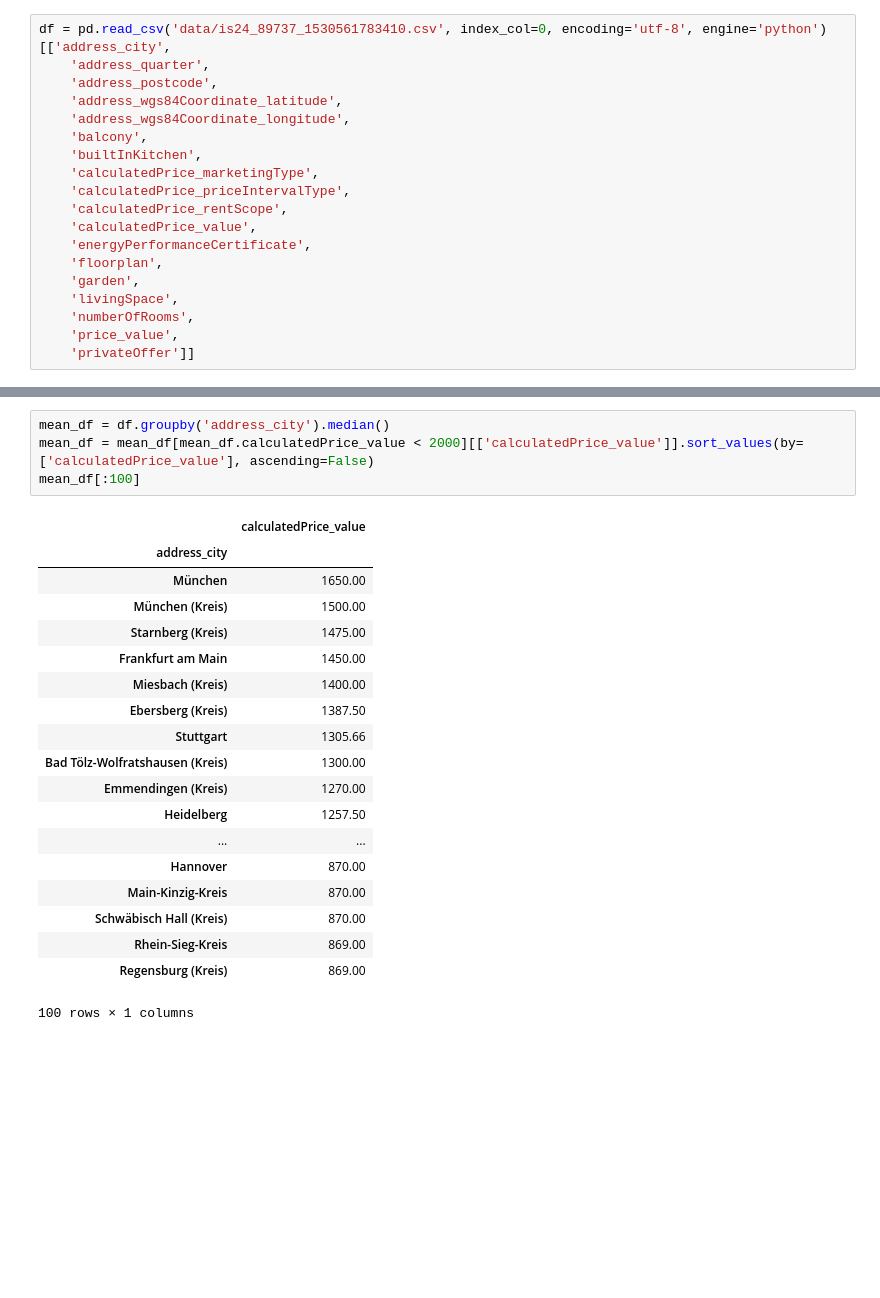
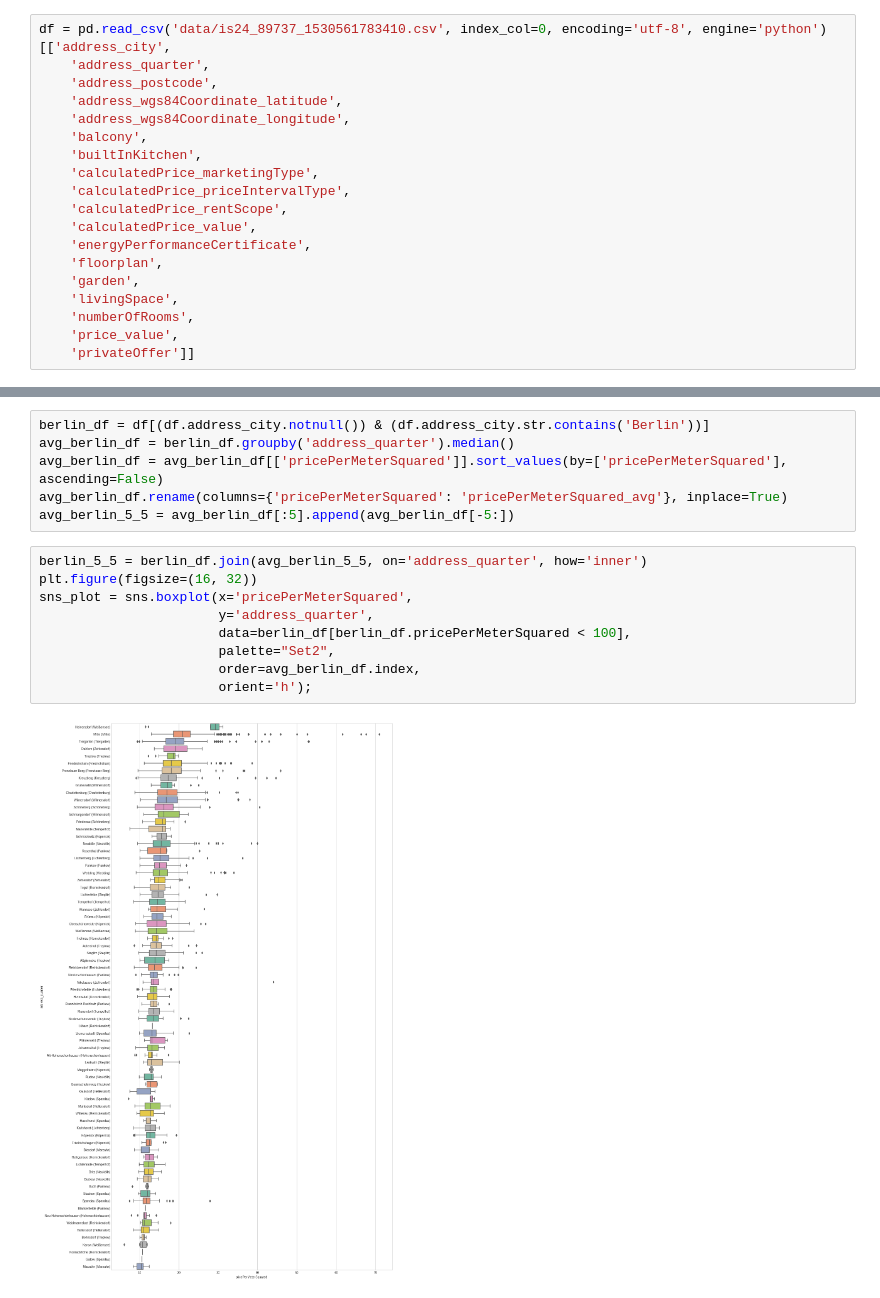
Before and after one commit to shimshir/ds, a Jupyter notebook: is24/is24analisis.ipynb, the cells around one changed output, grey strips where cells are left out. Cells and saved outputs as stored; diff of their text form; blank space fills up the shorter version.

```diff
--- a/is24/is24analisis.ipynb
+++ b/is24/is24analisis.ipynb
@@ -53,24 +61,17 @@ sns.lmplot('livingSpace',
-# %%
-mean_df = df.groupby('address_city').median()
-mean_df = mean_df[mean_df.calculatedPrice_value < 2000][['calculatedPrice_value']].sort_values(by=['calculatedPrice_value'], ascending=False)
-mean_df[:100]
-# %% [output]
-|  | calculatedPrice_value |
-| address_city |  |
-| München | 1650.00 |
-| München (Kreis) | 1500.00 |
-| Starnberg (Kreis) | 1475.00 |
-| Frankfurt am Main | 1450.00 |
-| Miesbach (Kreis) | 1400.00 |
-| Ebersberg (Kreis) | 1387.50 |
-| Stuttgart | 1305.66 |
-| Bad Tölz-Wolfratshausen (Kreis) | 1300.00 |
-| Emmendingen (Kreis) | 1270.00 |
-| Heidelberg | 1257.50 |
-| ... | ... |
-| Hannover | 870.00 |
-| Main-Kinzig-Kreis | 870.00 |
-| Schwäbisch Hall (Kreis) | 870.00 |
-| Rhein-Sieg-Kreis | 869.00 |
-| Regensburg (Kreis) | 869.00 |
-100 rows × 1 columns
+# %%
+berlin_df = df[(df.address_city.notnull()) & (df.address_city.str.contains('Berlin'))]
+avg_berlin_df = berlin_df.groupby('address_quarter').median()
+avg_berlin_df = avg_berlin_df[['pricePerMeterSquared']].sort_values(by=['pricePerMeterSquared'], ascending=False)
+avg_berlin_df.rename(columns={'pricePerMeterSquared': 'pricePerMeterSquared_avg'}, inplace=True)
+avg_berlin_5_5 = avg_berlin_df[:5].append(avg_berlin_df[-5:])
+# %%
+berlin_5_5 = berlin_df.join(avg_berlin_5_5, on='address_quarter', how='inner')
+plt.figure(figsize=(16, 32))
+sns_plot = sns.boxplot(x='pricePerMeterSquared',
+                       y='address_quarter',
+                       data=berlin_df[berlin_df.pricePerMeterSquared < 100],
+                       palette="Set2",
+                       order=avg_berlin_df.index,
+                       orient='h');
+# %% [output]
+[figure, added]
```
Also changed, not shown: parts of 8 cells of this notebook.
